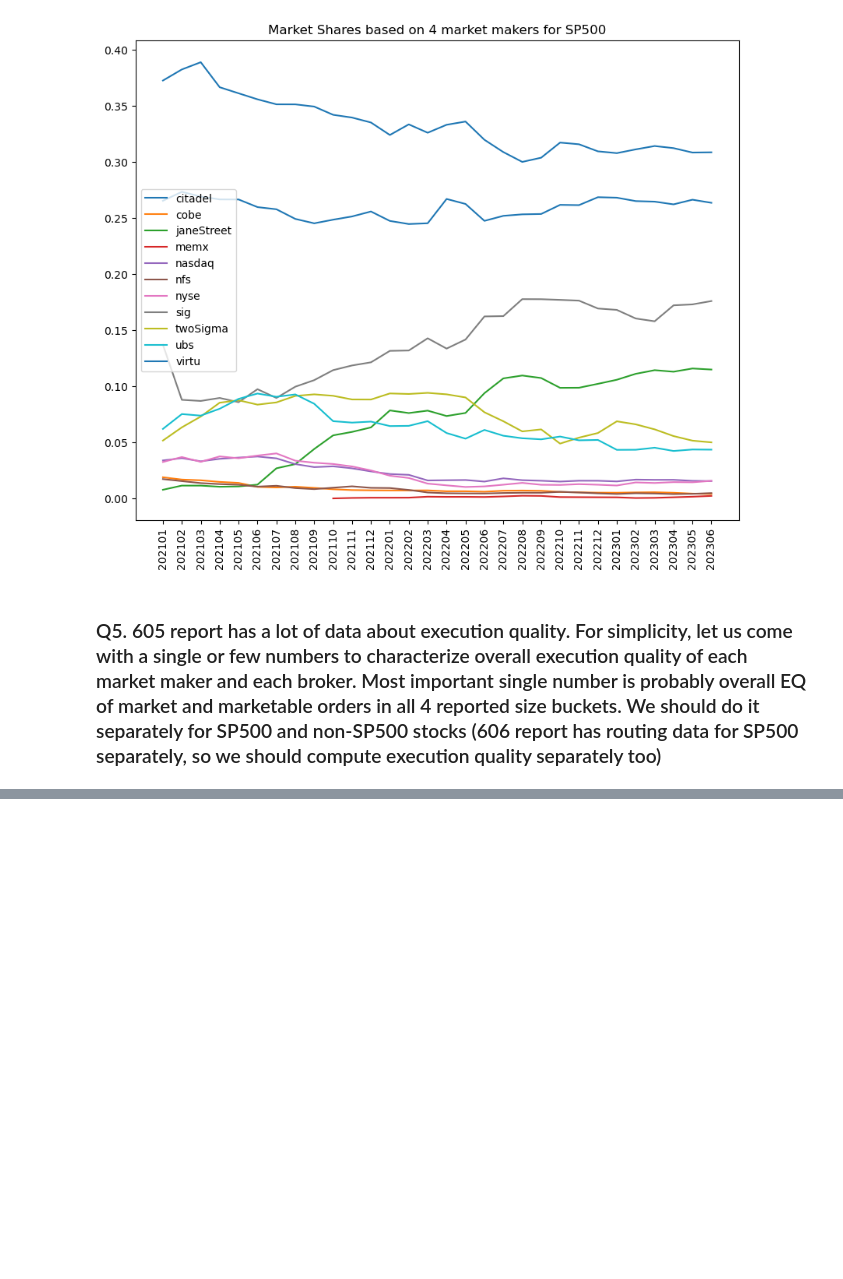
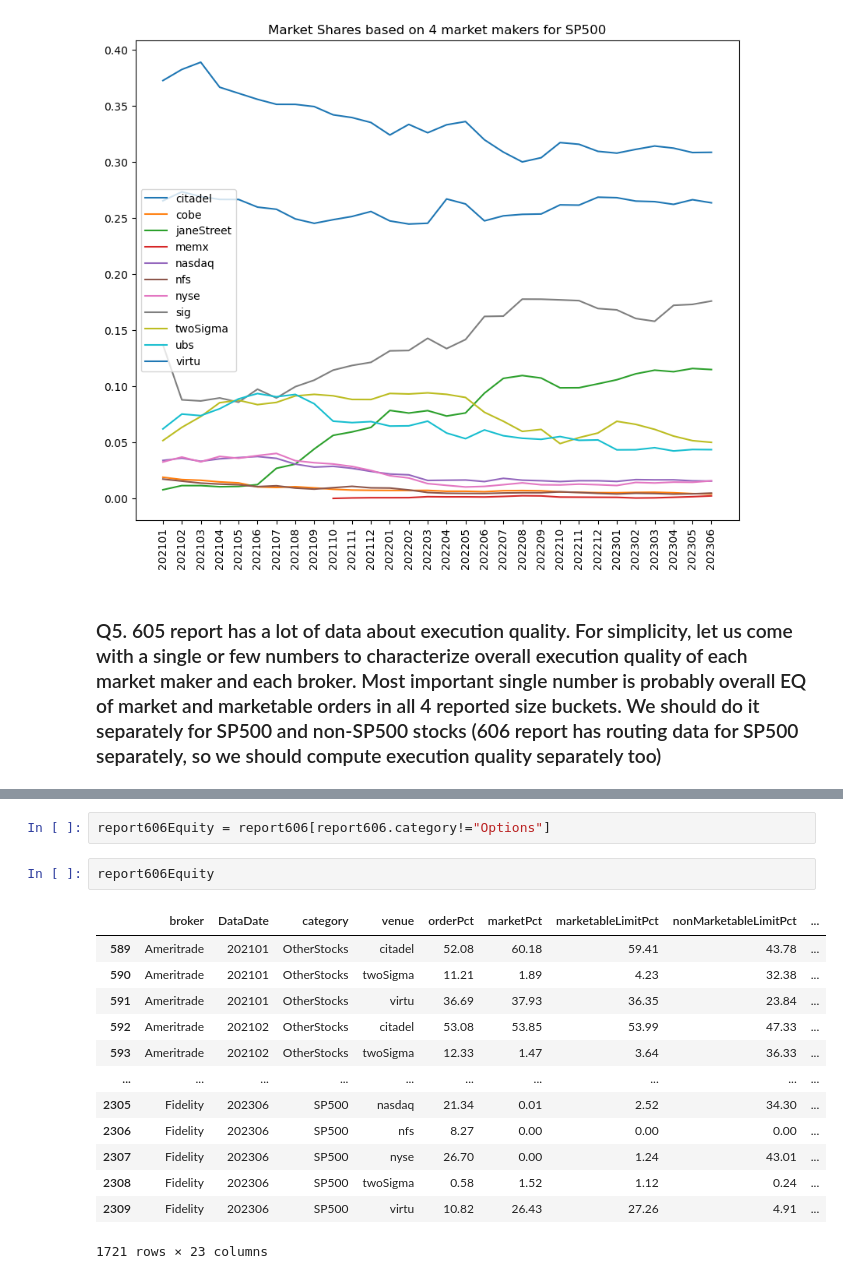
Before and after one commit to YUNYANSONG/SECReportsAnalysis, a Jupyter notebook: reports.ipynb, the cells around one changed output, grey strips where cells are left out. Cells and saved outputs as stored; diff of their text form; blank space fills up the shorter version.

```diff
--- a/reports.ipynb
+++ b/reports.ipynb
@@ -434,0 +503,18 @@ for category, group in monthlyVenueSharesRatio.groupby(["category"]):
+# %%
+report606Equity = report606[report606.category!="Options"]
+# %%
+report606Equity
+# %% [output]
+|  | broker | DataDate | category | venue | orderPct | marketPct | marketableLimitPct | nonMarketableLimitPct | ... |
+| 589 | Ameritrade | 202101 | OtherStocks | citadel | 52.08 | 60.18 | 59.41 | 43.78 | ... |
+| 590 | Ameritrade | 202101 | OtherStocks | twoSigma | 11.21 | 1.89 | 4.23 | 32.38 | ... |
+| 591 | Ameritrade | 202101 | OtherStocks | virtu | 36.69 | 37.93 | 36.35 | 23.84 | ... |
+| 592 | Ameritrade | 202102 | OtherStocks | citadel | 53.08 | 53.85 | 53.99 | 47.33 | ... |
+| 593 | Ameritrade | 202102 | OtherStocks | twoSigma | 12.33 | 1.47 | 3.64 | 36.33 | ... |
+| ... | ... | ... | ... | ... | ... | ... | ... | ... | ... |
+| 2305 | Fidelity | 202306 | SP500 | nasdaq | 21.34 | 0.01 | 2.52 | 34.30 | ... |
+| 2306 | Fidelity | 202306 | SP500 | nfs | 8.27 | 0.00 | 0.00 | 0.00 | ... |
+| 2307 | Fidelity | 202306 | SP500 | nyse | 26.70 | 0.00 | 1.24 | 43.01 | ... |
+| 2308 | Fidelity | 202306 | SP500 | twoSigma | 0.58 | 1.52 | 1.12 | 0.24 | ... |
+| 2309 | Fidelity | 202306 | SP500 | virtu | 10.82 | 26.43 | 27.26 | 4.91 | ... |
+1721 rows × 23 columns
```
Also changed, not shown: parts of 12 cells of this notebook.
